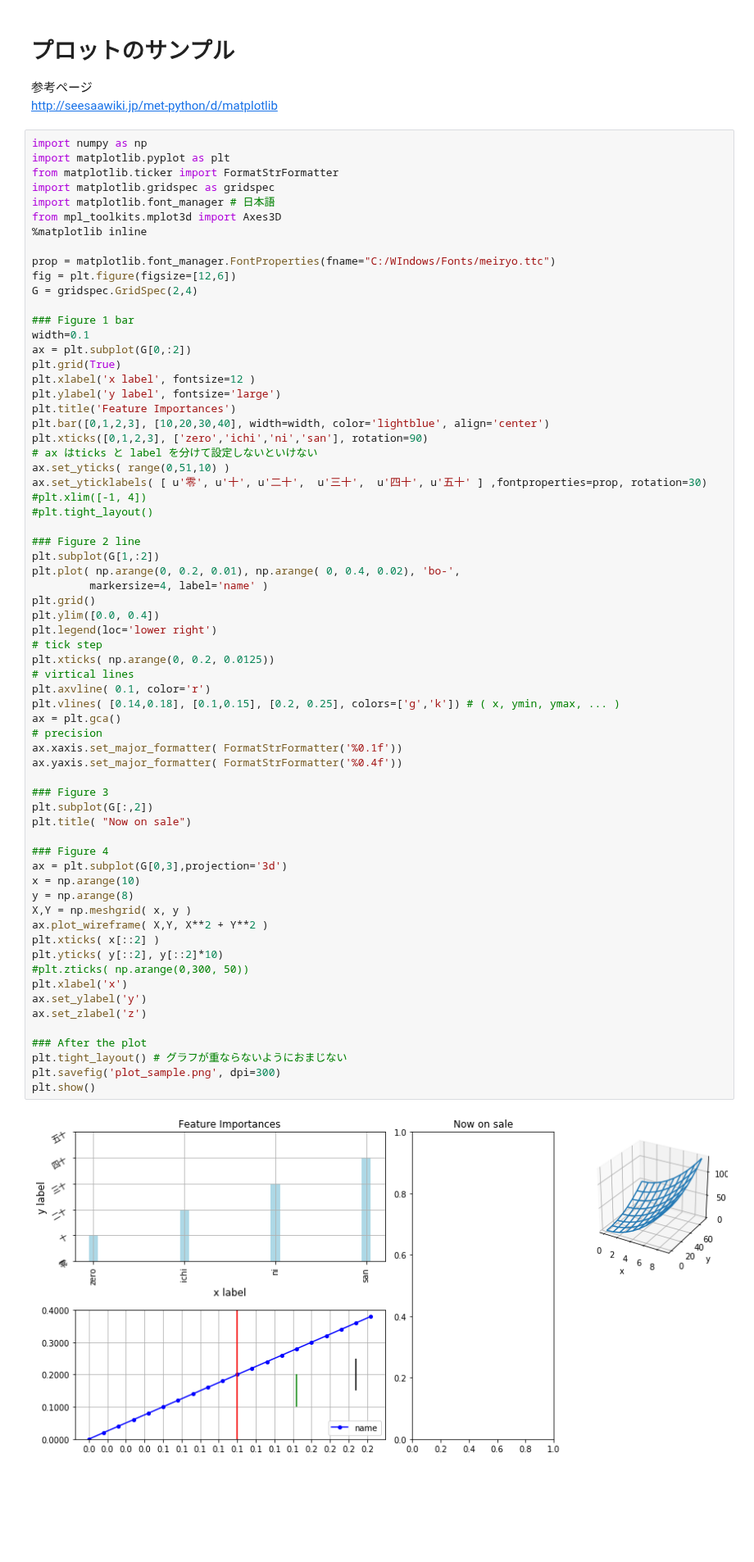
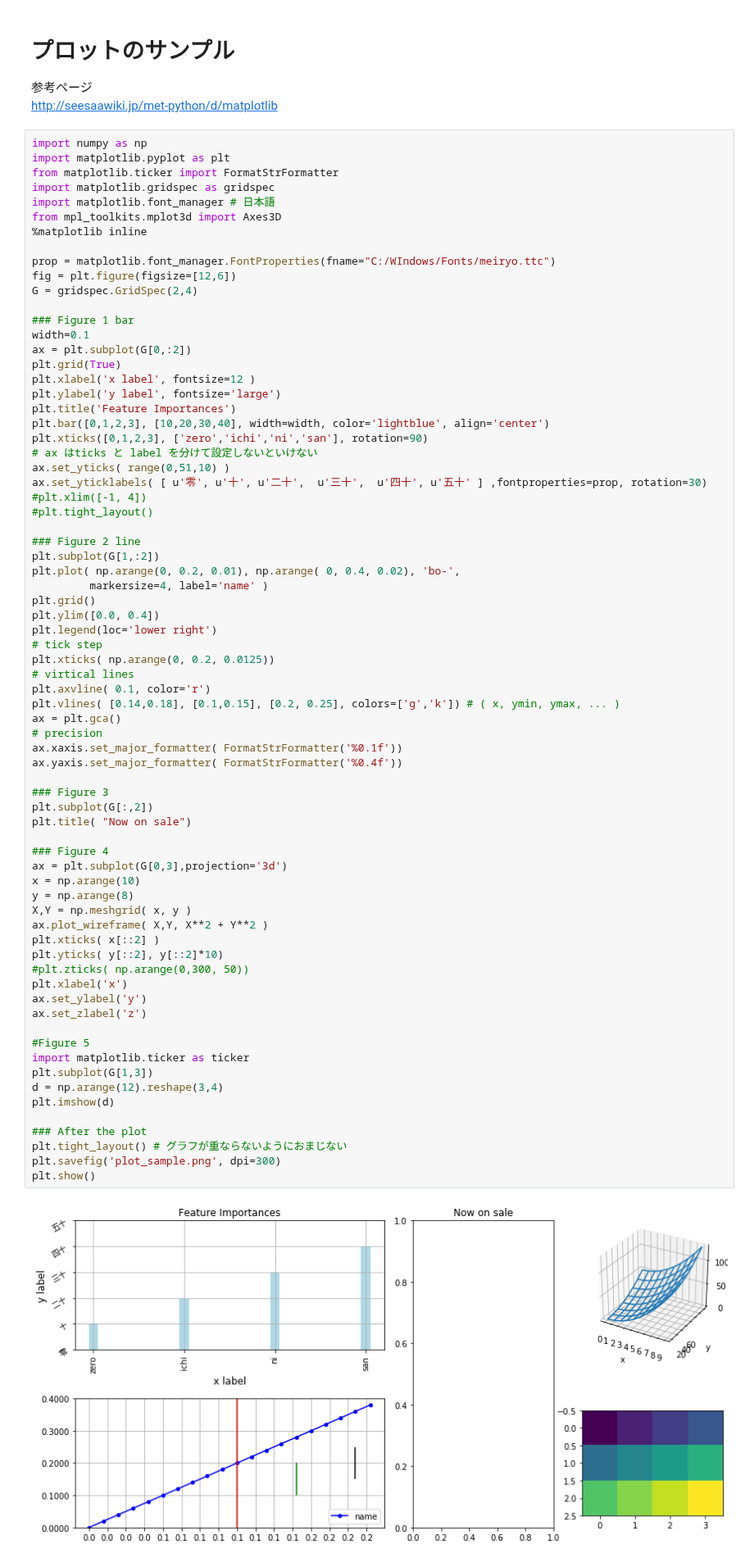
Before and after one commit to t2240013/hello-world, a Jupyter notebook: PythonMemo.ipynb, the cells around one changed output. Shown at 82% size. Drawn from its saved outputs; the diff is of its cells as text; blank space fills up the shorter version.

```diff
--- a/PythonMemo.ipynb
+++ b/PythonMemo.ipynb
@@ -434,34 +464,40 @@ plt.xticks( np.arange(0, 0.2, 0.0125))
 # virtical lines
 plt.axvline( 0.1, color='r')
 plt.vlines( [0.14,0.18], [0.1,0.15], [0.2, 0.25], colors=['g','k']) # ( x, ymin, ymax, ... )
 ax = plt.gca()
 # precision
 ax.xaxis.set_major_formatter( FormatStrFormatter('%0.1f'))
 ax.yaxis.set_major_formatter( FormatStrFormatter('%0.4f'))
 
 ### Figure 3
 plt.subplot(G[:,2])
 plt.title( "Now on sale")
 
 ### Figure 4
 ax = plt.subplot(G[0,3],projection='3d')
 x = np.arange(10)
 y = np.arange(8)
 X,Y = np.meshgrid( x, y )
 ax.plot_wireframe( X,Y, X**2 + Y**2 )
 plt.xticks( x[::2] )
 plt.yticks( y[::2], y[::2]*10)
 #plt.zticks( np.arange(0,300, 50))
 plt.xlabel('x')
 ax.set_ylabel('y')
 ax.set_zlabel('z')
 
+#Figure 5
+import matplotlib.ticker as ticker
+plt.subplot(G[1,3])
+d = np.arange(12).reshape(3,4)
+plt.imshow(d)
+
 ### After the plot
 plt.tight_layout() # グラフが重ならないようにおまじない
 plt.savefig('plot_sample.png', dpi=300)
 plt.show()
 # %% [output]
-[figure, old version]
+[figure, new version]
 # %% [markdown]
 ## logスケールで表示が空になる場合
 # %%
```
Also changed, not shown: parts of 20 cells of this notebook, 5 other files.
